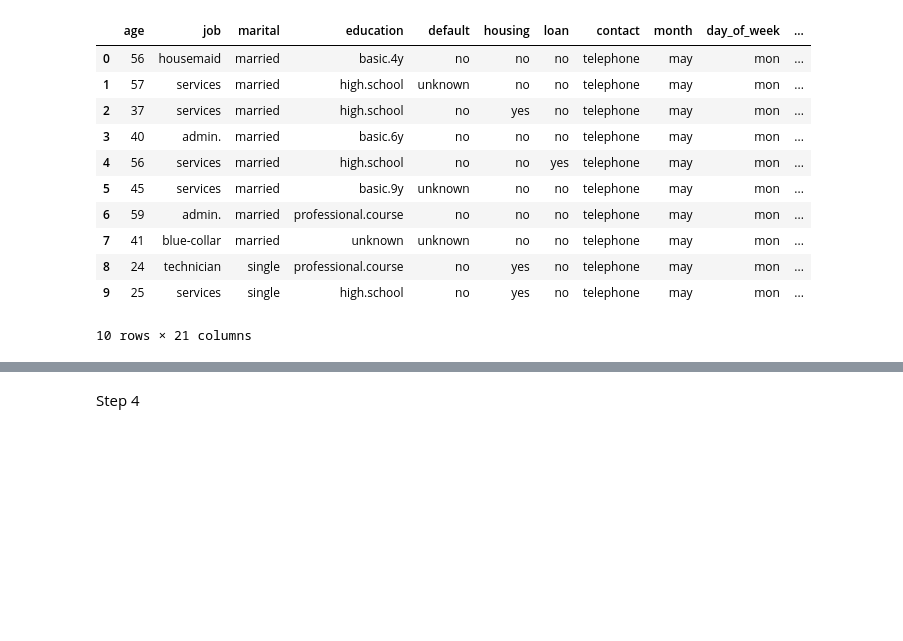
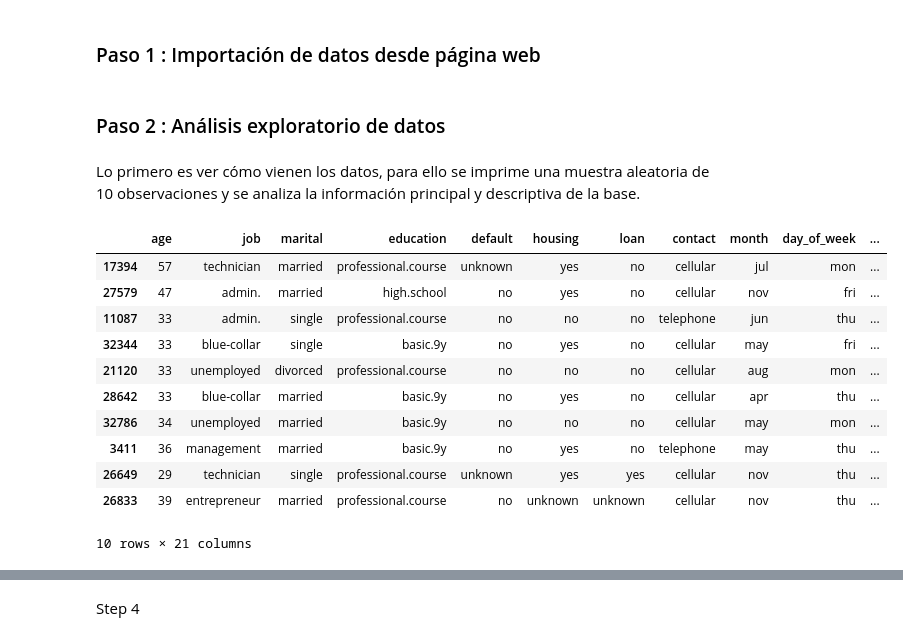
Before and after one commit to anasofiasama/Logistic-Regression-Project-Tutorial, a Jupyter notebook: src/explore.ipynb, the cells around one changed output, grey strips where cells are left out. Cells and saved outputs as stored; diff of their text form; code cells hidden in the pictures; blank space fills up the shorter version.

```diff
--- a/src/explore.ipynb
+++ b/src/explore.ipynb
@@ -1,22 +9,28 @@
+# %% [markdown]
+### Paso 1 : Importación de datos desde página web
 # %%
 import pandas as pd
 import numpy as np
 # %%
 df=pd.read_csv('https://raw.githubusercontent.com/4GeeksAcademy/logistic-regression-project-tutorial/main/bank-marketing-campaign-data.csv',sep=';')
+# %% [markdown]
+### Paso 2 : Análisis exploratorio de datos
+# %% [markdown]
+Lo primero es ver cómo vienen los datos, para ello se imprime una muestra aleatoria de 10 observaciones y se analiza la información principal y descriptiva de la base.
 # %%
-df.head(10)
+df.sample(10)
 # %% [output]
 |  | age | job | marital | education | default | housing | loan | contact | month | day_of_week | ... |
-| 0 | 56 | housemaid | married | basic.4y | no | no | no | telephone | may | mon | ... |
-| 1 | 57 | services | married | high.school | unknown | no | no | telephone | may | mon | ... |
-| 2 | 37 | services | married | high.school | no | yes | no | telephone | may | mon | ... |
-| 3 | 40 | admin. | married | basic.6y | no | no | no | telephone | may | mon | ... |
-| 4 | 56 | services | married | high.school | no | no | yes | telephone | may | mon | ... |
-| 5 | 45 | services | married | basic.9y | unknown | no | no | telephone | may | mon | ... |
-| 6 | 59 | admin. | married | professional.course | no | no | no | telephone | may | mon | ... |
-| 7 | 41 | blue-collar | married | unknown | unknown | no | no | telephone | may | mon | ... |
-| 8 | 24 | technician | single | professional.course | no | yes | no | telephone | may | mon | ... |
-| 9 | 25 | services | single | high.school | no | yes | no | telephone | may | mon | ... |
+| 17394 | 57 | technician | married | professional.course | unknown | yes | no | cellular | jul | mon | ... |
+| 27579 | 47 | admin. | married | high.school | no | yes | no | cellular | nov | fri | ... |
+| 11087 | 33 | admin. | single | professional.course | no | no | no | telephone | jun | thu | ... |
+| 32344 | 33 | blue-collar | single | basic.9y | no | yes | no | cellular | may | fri | ... |
+| 21120 | 33 | unemployed | divorced | professional.course | no | no | no | cellular | aug | mon | ... |
+| 28642 | 33 | blue-collar | married | basic.9y | no | yes | no | cellular | apr | thu | ... |
+| 32786 | 34 | unemployed | married | basic.9y | no | no | no | cellular | may | mon | ... |
+| 3411 | 36 | management | married | basic.9y | no | yes | no | telephone | may | thu | ... |
+| 26649 | 29 | technician | single | professional.course | unknown | yes | yes | cellular | nov | thu | ... |
+| 26833 | 39 | entrepreneur | married | professional.course | no | unknown | unknown | cellular | nov | thu | ... |
 10 rows × 21 columns
 # %%
 df.info()
```
Also changed, not shown: parts of 10 cells of this notebook.
